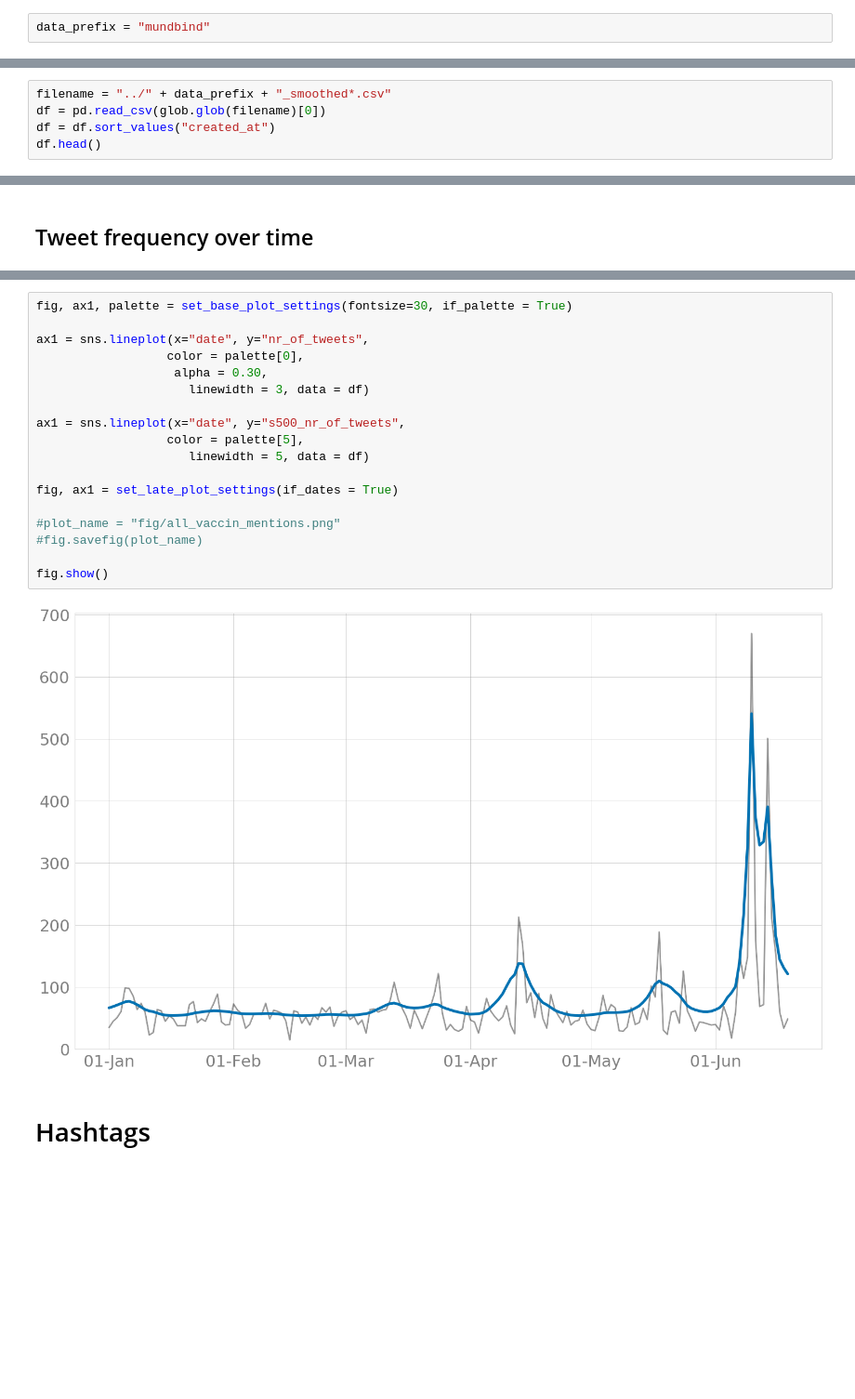
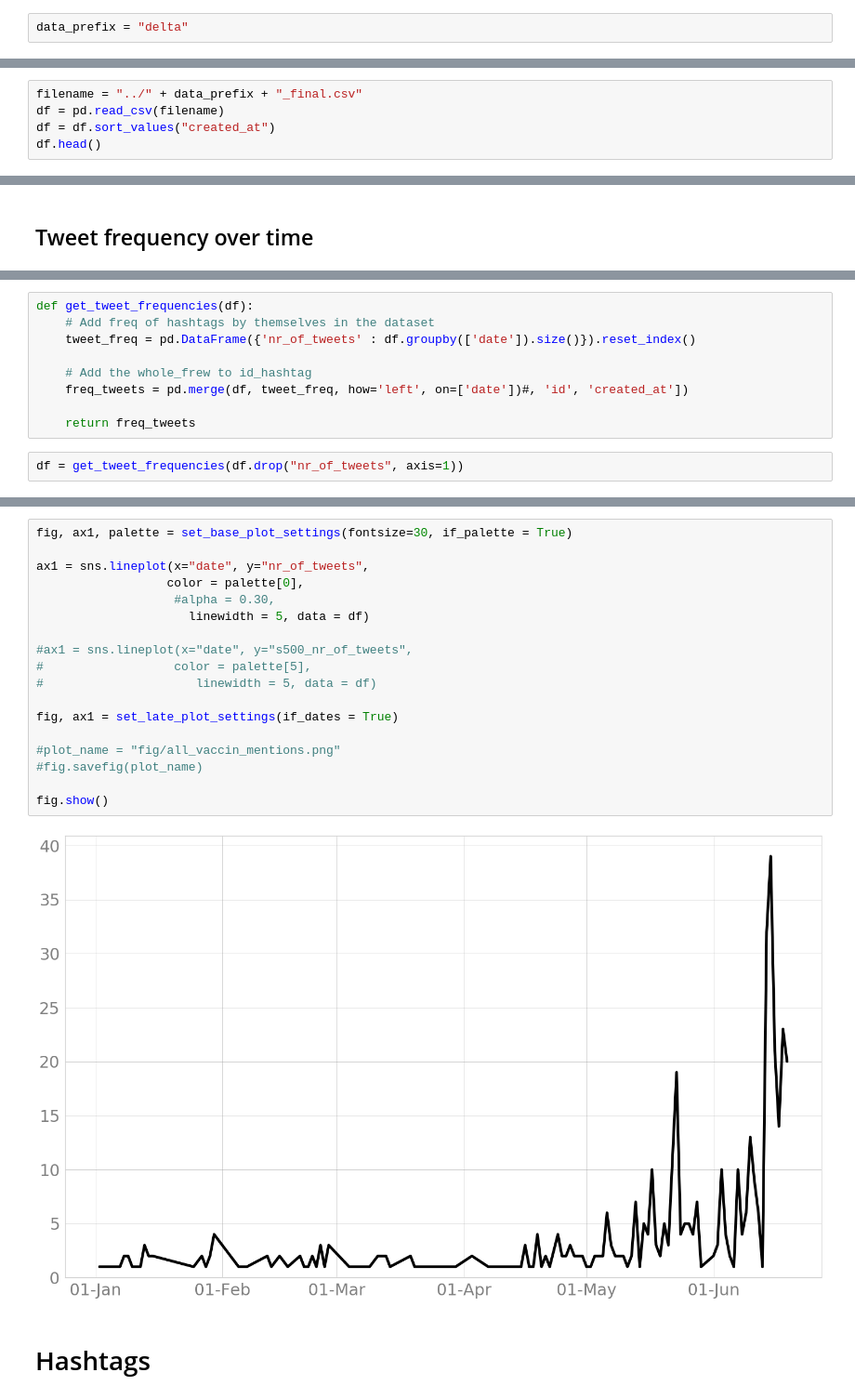
Before and after one commit to stinenyhus/HOPE-keyword-query-Twitter, a Jupyter notebook: notebooks/explore_and_visualize.ipynb, the cells around one changed output, grey strips where cells are left out. Shown at 93% size. Cells and saved outputs as stored; diff of their text form; blank space fills up the shorter version.

```diff
--- a/notebooks/explore_and_visualize.ipynb
+++ b/notebooks/explore_and_visualize.ipynb
@@ -9,5 +28,5 @@ import glob
 # %%
-data_prefix = "mundbind"
+data_prefix = "delta"
 # %%
 def set_base_plot_settings(fontsize, if_palette):
     matplotlib.rc('ytick', labelsize=fontsize)
@@ -55,8 +74,8 @@ def set_late_barplot_settings():
     #fig.suptitle("Mentions of 'vaccin*'. 2020 - 2021", size = "40")
     return fig, ax1
 # %%
-filename = "../" + data_prefix + "_smoothed*.csv"
-df = pd.read_csv(glob.glob(filename)[0])
+filename = "../" + data_prefix + "_final.csv"
+df = pd.read_csv(filename)
 df = df.sort_values("created_at")
 df.head()
 # %% [output]
@@ -126,3 +164,14 @@ df = df[~df["id"].isin(del_ids)].reset_index(drop=True)
+# %%
+def get_tweet_frequencies(df):
+    # Add freq of hashtags by themselves in the dataset
+    tweet_freq = pd.DataFrame({'nr_of_tweets' : df.groupby(['date']).size()}).reset_index()
+
+    # Add the whole_frew to id_hashtag
+    freq_tweets = pd.merge(df, tweet_freq, how='left', on=['date'])#, 'id', 'created_at'])
+
+    return freq_tweets
+# %%
+df = get_tweet_frequencies(df.drop("nr_of_tweets", axis=1))
 # %%
 df.nr_of_tweets.describe()
 # %% [output]
@@ -161,23 +187,23 @@ df
 # %%
 fig, ax1, palette = set_base_plot_settings(fontsize=30, if_palette = True)
 
 ax1 = sns.lineplot(x="date", y="nr_of_tweets",
                   color = palette[0],
-                   alpha = 0.30,
-                     linewidth = 3, data = df)
+                   #alpha = 0.30,
+                     linewidth = 5, data = df)
 
-ax1 = sns.lineplot(x="date", y="s500_nr_of_tweets",
-                  color = palette[5],
-                     linewidth = 5, data = df)
+#ax1 = sns.lineplot(x="date", y="s500_nr_of_tweets",
+#                  color = palette[5],
+#                     linewidth = 5, data = df)
 
 fig, ax1 = set_late_plot_settings(if_dates = True)
 
 #plot_name = "fig/all_vaccin_mentions.png"
 #fig.savefig(plot_name)
 
 fig.show()
 # %% [output]
-[figure, old version]
+[figure, new version]
 # %% [markdown]
 # Hashtags
 # %%
```
Also changed, not shown: parts of 23 cells of this notebook, 2 other files.
